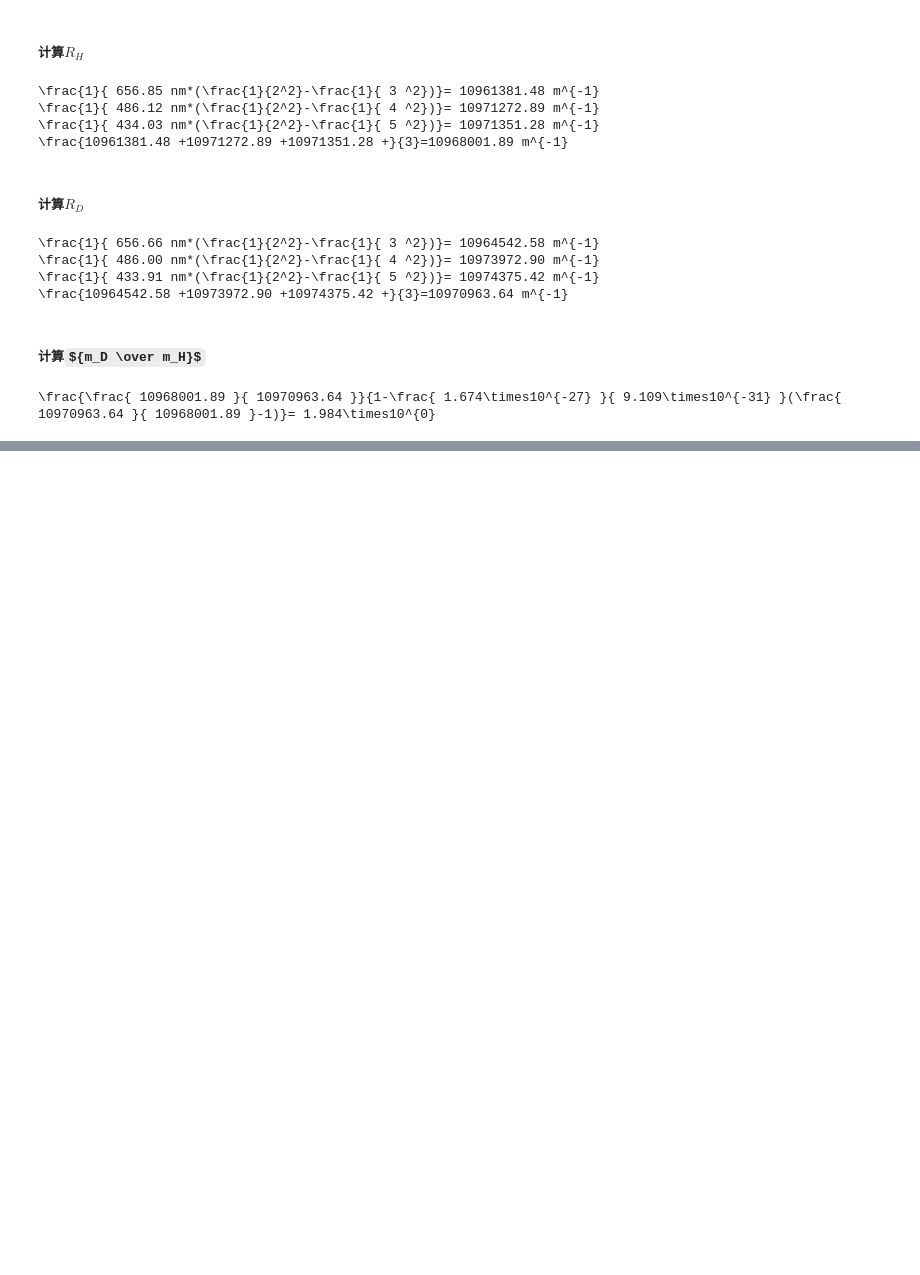
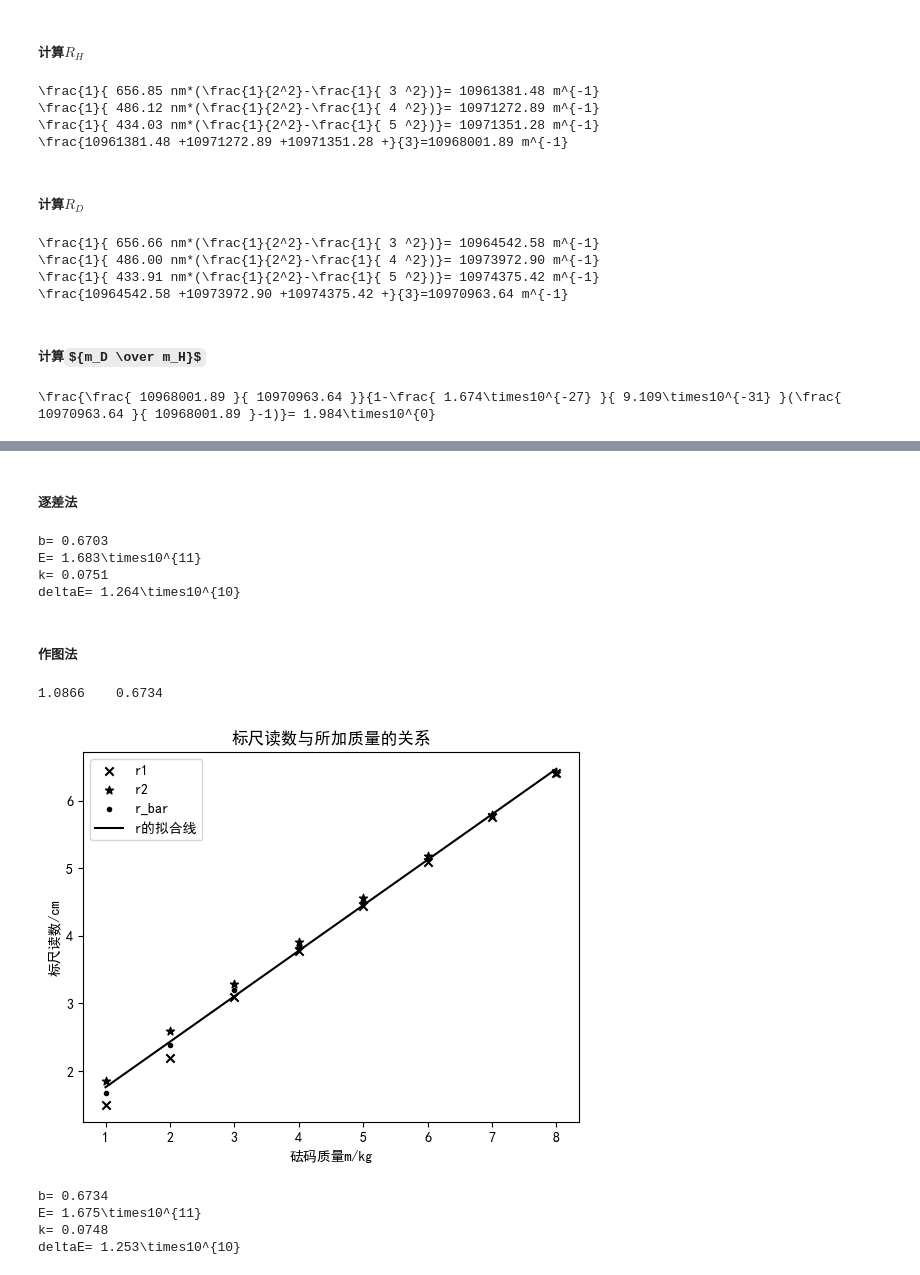
Before and after one commit to dark-but-spark/PHY104BExperiments-of-Fundamental-Physics, a Jupyter notebook: calculate.ipynb, the cells around one changed output, grey strips where cells are left out. Drawn from its saved outputs; the diff is of its cells as text; code cells hidden in the pictures; some formulas as TeX source; blank space fills up the shorter version.

```diff
--- a/calculate.ipynb
+++ b/calculate.ipynb
@@ -345,0 +406,52 @@ print("\\frac{\\frac{",format(RH_bar,".2f"),"}{",format(RD_bar,".2f"),"}}{1-\\fr
+# %% [markdown]
+##### 逐差法
+# %%
+b=0
+for i in range(1,5):
+    b+=(r[i+4]-r[i])/16
+print("b=",format(b,'.4f'))
+b/=100
+E=(8*m*g*L*D)/(math.pi*b*d*d*l)
+print("E=",toMarkdown(E))
+
+k=((deltaD/D)**2+(deltaL/L)**2+(deltal/l)**2+(deltam/m)**2+(deltab/b)**2+(2*deltad/d)**2)**0.5
+print("k=",format(k,'.4f'))
+print("deltaE=",toMarkdown(E*k))
+# %% [output]
+b= 0.6703
+E= 1.683\times10^{11}
+k= 0.0751
+deltaE= 1.264\times10^{10}
+# %% [markdown]
+##### 作图法
+# %%
+beta,apha= np.polyfit(range(1,9),r[1:9], 1)
+print(format(apha,'.4f'),'  ',format(beta,'.4f'))
+
+plt.scatter(range(1,9),r1[1:9],label='r1',color='black',marker="x")
+plt.scatter(range(1,9),r2[1:9],label='r2',color='black',marker='*')
+plt.scatter(range(1,9),r[1:9],label='r_bar',color='black',marker='.')
+plt.plot(range(1,9),[apha+beta*i for i in range(1,9)], color='black', label='r的拟合线')
+plt.legend()
+plt.xlabel('砝码质量m/kg')
+plt.ylabel('标尺读数/cm')
+plt.title('标尺读数与所加质量的关系')
+plt.show()
+# %% [output]
+1.0866    0.6734
+[figure, added]
+# %%
+b=beta
+print("b=",format(b,'.4f'))
+b/=100
+E=(8*m*g*L*D)/(math.pi*b*d*d*l)
+print("E=",toMarkdown(E))
+
+k=((deltaD/D)**2+(deltaL/L)**2+(deltal/l)**2+(deltam/m)**2+(deltab/b)**2+(2*deltad/d)**2)**0.5
+print("k=",format(k,'.4f'))
+print("deltaE=",toMarkdown(E*k))
+# %% [output]
+b= 0.6734
+E= 1.675\times10^{11}
+k= 0.0748
+deltaE= 1.253\times10^{10}
```
Also changed, not shown: parts of 3 cells of this notebook, 6 other files.
